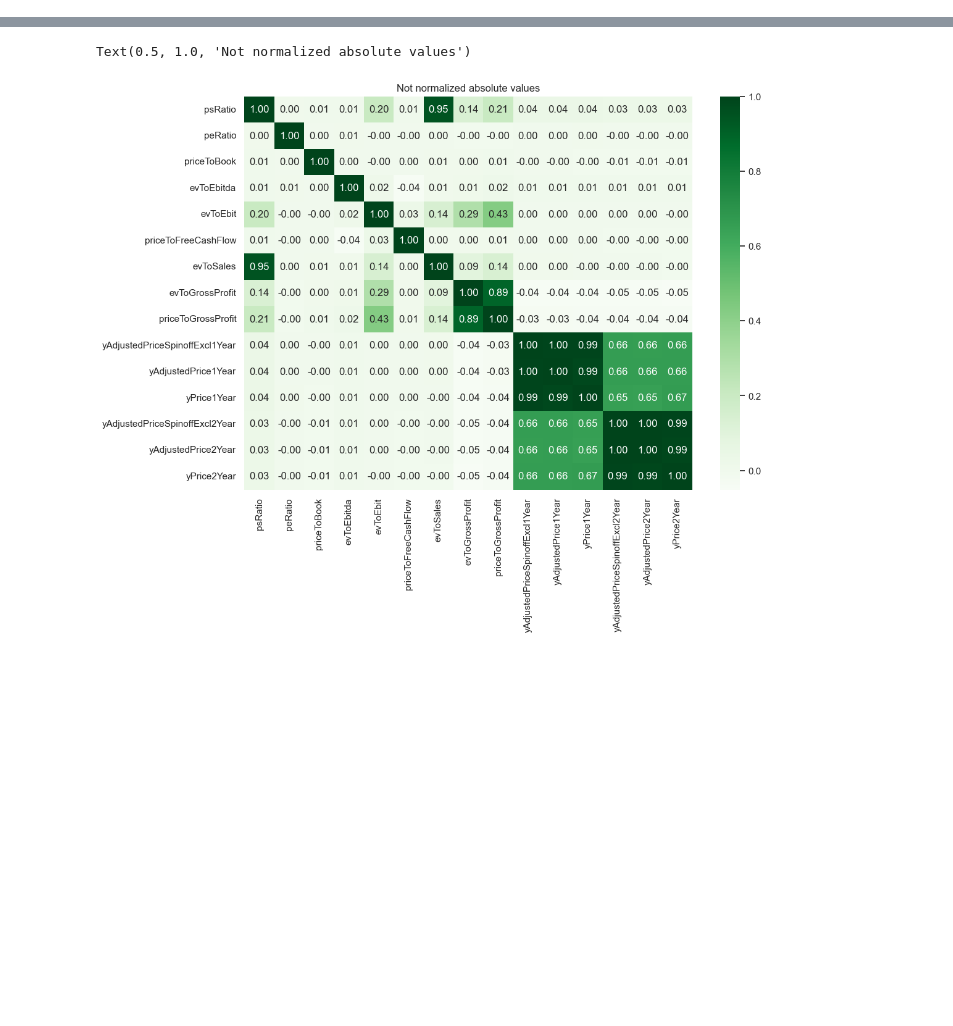
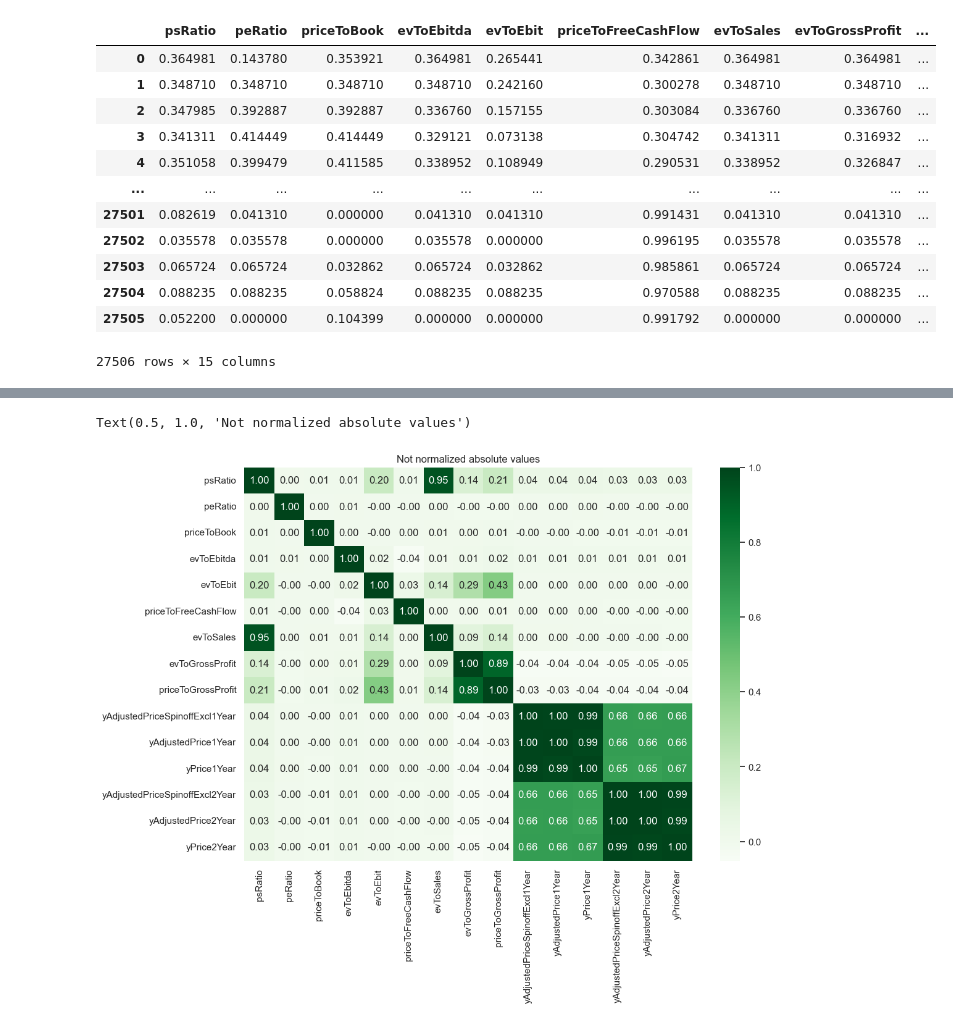
Before and after one commit to danielPaszek/masters-thesis-stocks, a Jupyter notebook: notebooks/initial_analysis.ipynb, the cells around one changed output, grey strips where cells are left out. Cells and saved outputs as stored; diff of their text form; code cells hidden in the pictures; blank space fills up the shorter version.

```diff
--- a/notebooks/initial_analysis.ipynb
+++ b/notebooks/initial_analysis.ipynb
@@ -54,4 +55,20 @@ dfRelativeNorm = pd.DataFrame(normalize(relativeDf[ratioKeys]), columns=ratioKey
 dfY = df[yKeys + y2Keys]
 dfRelativeNorm = dfRelativeNorm.join(dfY)
 # %%
-dfNorm
+# dfNorm
+# relativeDf
+dfRelativeNorm
+# %% [output]
+|  | psRatio | peRatio | priceToBook | evToEbitda | evToEbit | priceToFreeCashFlow | evToSales | evToGrossProfit | ... |
+| 0 | 0.364981 | 0.143780 | 0.353921 | 0.364981 | 0.265441 | 0.342861 | 0.364981 | 0.364981 | ... |
+| 1 | 0.348710 | 0.348710 | 0.348710 | 0.348710 | 0.242160 | 0.300278 | 0.348710 | 0.348710 | ... |
+| 2 | 0.347985 | 0.392887 | 0.392887 | 0.336760 | 0.157155 | 0.303084 | 0.336760 | 0.336760 | ... |
+| 3 | 0.341311 | 0.414449 | 0.414449 | 0.329121 | 0.073138 | 0.304742 | 0.341311 | 0.316932 | ... |
+| 4 | 0.351058 | 0.399479 | 0.411585 | 0.338952 | 0.108949 | 0.290531 | 0.338952 | 0.326847 | ... |
+| ... | ... | ... | ... | ... | ... | ... | ... | ... | ... |
+| 27501 | 0.082619 | 0.041310 | 0.000000 | 0.041310 | 0.041310 | 0.991431 | 0.041310 | 0.041310 | ... |
+| 27502 | 0.035578 | 0.035578 | 0.000000 | 0.035578 | 0.000000 | 0.996195 | 0.035578 | 0.035578 | ... |
+| 27503 | 0.065724 | 0.065724 | 0.032862 | 0.065724 | 0.032862 | 0.985861 | 0.065724 | 0.065724 | ... |
+| 27504 | 0.088235 | 0.088235 | 0.058824 | 0.088235 | 0.088235 | 0.970588 | 0.088235 | 0.088235 | ... |
+| 27505 | 0.052200 | 0.000000 | 0.104399 | 0.000000 | 0.000000 | 0.991792 | 0.000000 | 0.000000 | ... |
+27506 rows × 15 columns
```
Also changed, not shown: parts of 5 cells of this notebook, 3 other files.
